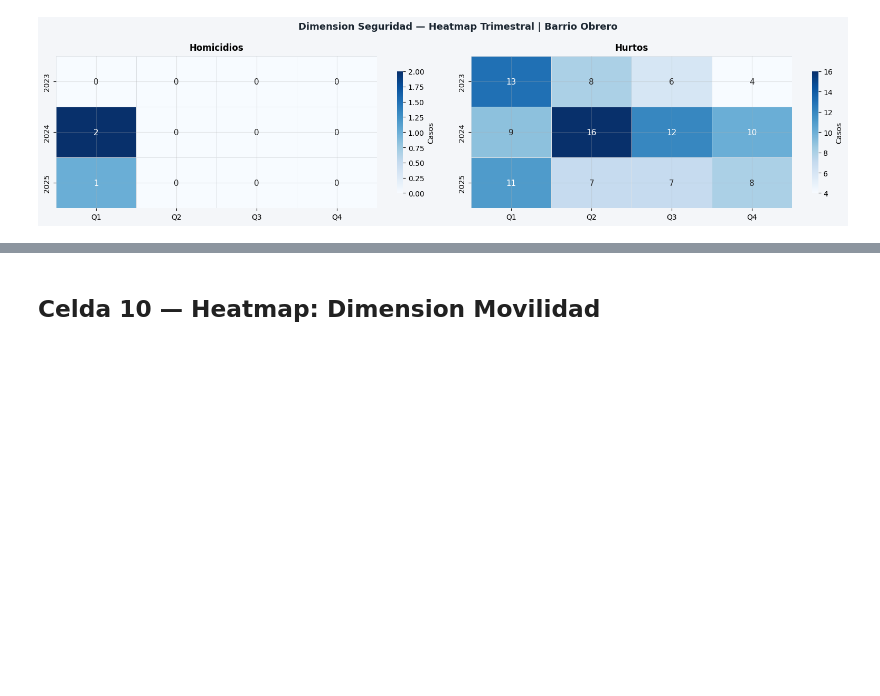
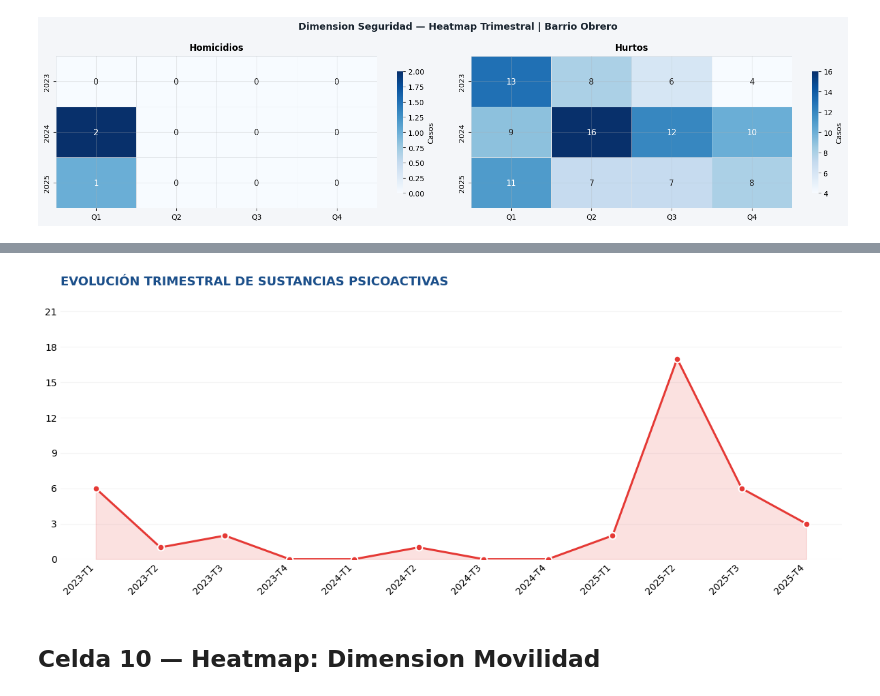
Before and after one commit to Pabandres85/Itt_repos_cali, a Jupyter notebook: notebooks/03_itt_barrio_obrero.ipynb, the cells around one changed output, grey strips where cells are left out. Drawn from its saved outputs; the diff is of its cells as text; code cells hidden in the pictures; blank space fills up the shorter version.

```diff
--- a/notebooks/03_itt_barrio_obrero.ipynb
+++ b/notebooks/03_itt_barrio_obrero.ipynb
@@ -690,3 +769,56 @@ plt.show()
+# %%
+import matplotlib.pyplot as plt
+import matplotlib.ticker as ticker
+import pandas as pd
+
+# Preparar serie trimestral SPA
+df_comp = pd.DataFrame([f['properties'] for f in raw_comp['features']])
+df_spa = df_comp[df_comp['agrupado'] == 'SUSTANCIAS PSICOACTIVAS'].copy()
+df_spa['_fecha'] = pd.to_datetime(df_spa['fecha_hech'], errors='coerce')
+df_spa['año']       = df_spa['_fecha'].dt.year
+df_spa['trimestre'] = df_spa['_fecha'].dt.quarter
+
+ANIOS_SPA = [2023, 2024, 2025]
+idx = pd.MultiIndex.from_product([ANIOS_SPA, [1,2,3,4]], names=['año','trimestre'])
+serie = df_spa.groupby(['año','trimestre']).size().reindex(idx, fill_value=0).reset_index()
+serie.columns = ['año','trimestre','casos']
+serie['periodo'] = serie['año'].astype(str) + '-T' + serie['trimestre'].astype(str)
+
+x = range(len(serie))
+y = serie['casos'].values
+labels = serie['periodo'].values
+
+fig, ax = plt.subplots(figsize=(12, 5), facecolor='white')
+ax.set_facecolor('white')
+
+# Area + linea
+ax.fill_between(x, y, alpha=0.15, color='#E53935')
+ax.plot(x, y, color='#E53935', linewidth=2.2, marker='o',
+        markersize=7, markerfacecolor='#E53935', markeredgecolor='white', markeredgewidth=1.5)
+
+# Grilla horizontal suave
+ax.yaxis.set_major_locator(ticker.MaxNLocator(integer=True))
+ax.grid(axis='y', color='#E0E0E0', linewidth=0.8, linestyle='-')
+ax.grid(axis='x', visible=False)
+ax.set_axisbelow(True)
+
+# Ejes
+ax.set_xticks(list(x))
+ax.set_xticklabels(labels, rotation=45, ha='right', fontsize=10)
+ax.set_ylim(0, max(y) * 1.3 if max(y) > 0 else 5)
+ax.tick_params(axis='y', labelsize=10)
+for spine in ['top','right','left','bottom']:
+    ax.spines[spine].set_visible(False)
+ax.tick_params(axis='both', length=0)
+
+# Titulo estilo referencia
+ax.set_title('EVOLUCIÓN TRIMESTRAL DE SUSTANCIAS PSICOACTIVAS',
+             loc='left', fontsize=13, fontweight='bold', color='#1B4F8A', pad=14)
+
+plt.tight_layout()
+plt.show()
+# %% [output]
+[figure, added]
 # %% [markdown]
 ## Celda 10 — Heatmap: Dimension Movilidad
 # %%
```
Also changed, not shown: parts of 7 cells of this notebook, 14 other files.
